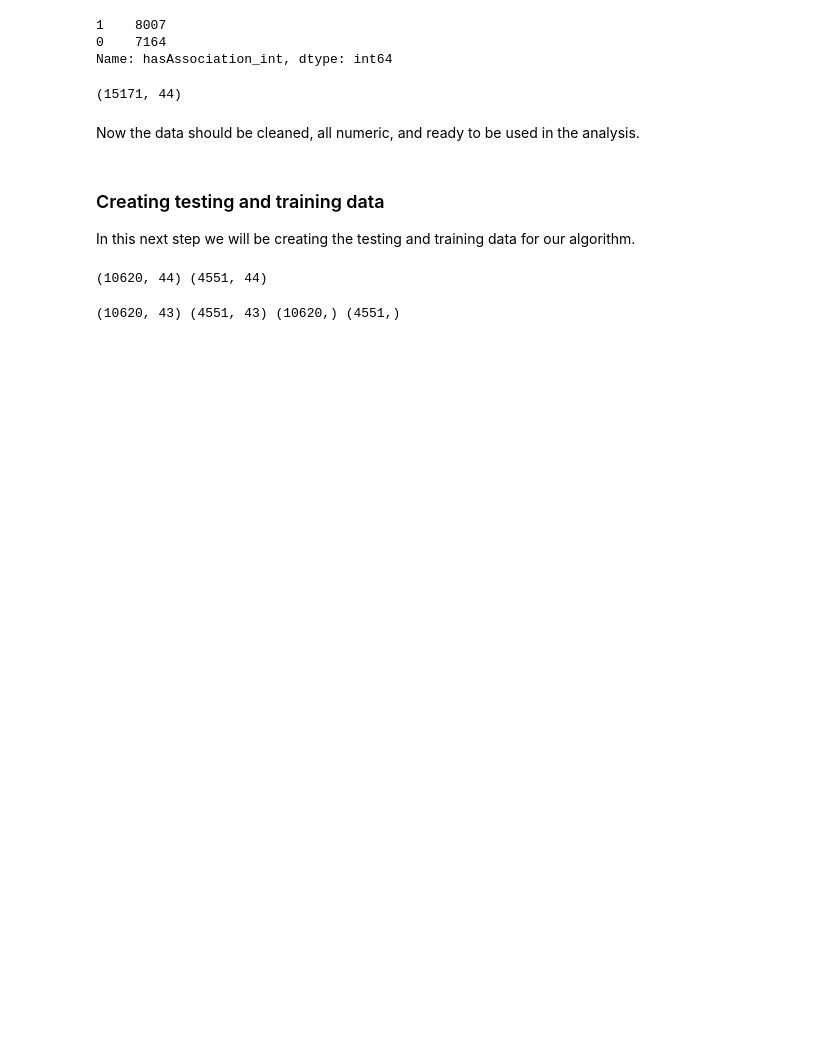
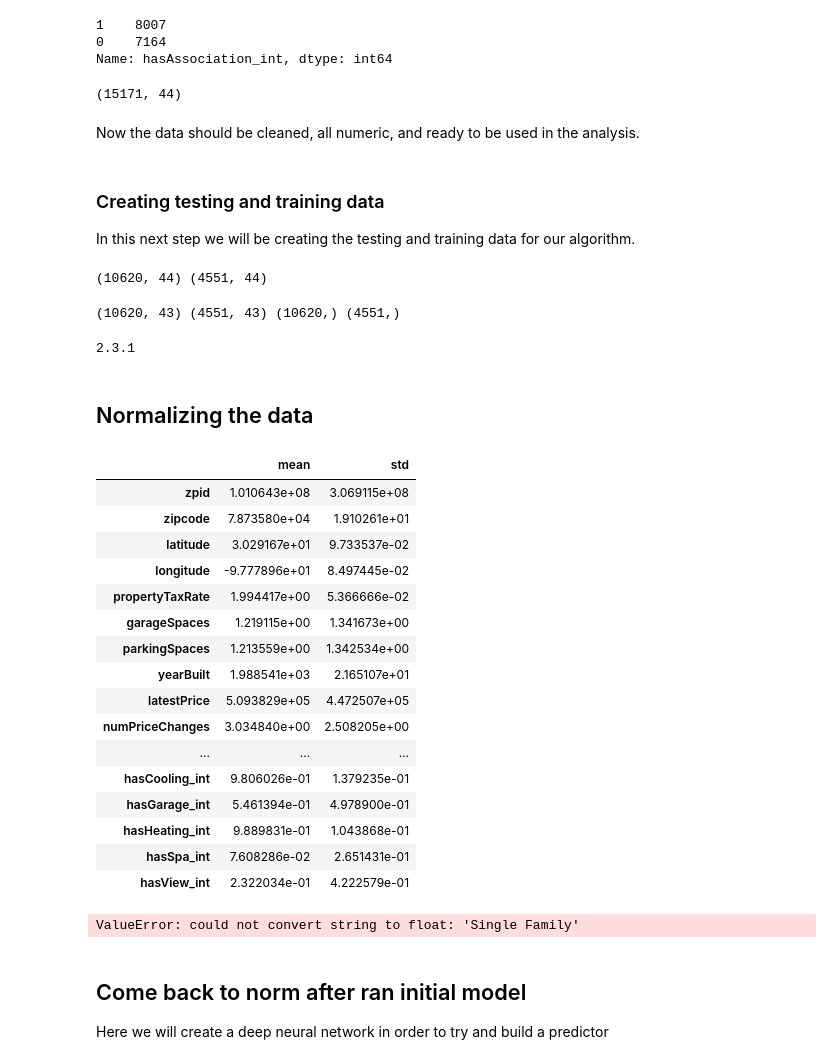
Before and after one commit to hixtape1212/Group1Capstone, a Jupyter notebook: PredictingHomeValue.ipynb, the cells around one changed output. Cells and saved outputs as stored; diff of their text form; code cells hidden in the pictures; blank space fills up the shorter version.

```diff
--- a/PredictingHomeValue.ipynb
+++ b/PredictingHomeValue.ipynb
@@ -128,0 +133,26 @@ print(X_train.shape, X_test.shape, y_train.shape, y_test.shape)
+# %%
+print(tf.__version__)
+# %% [output]
+2.3.1
+# %% [markdown]
+## Normalizing the data
+# %%
+train_df.describe().transpose()[['mean', 'std']]
+# %% [output]
+|  | mean | std |
+| zpid | 1.010643e+08 | 3.069115e+08 |
+| zipcode | 7.873580e+04 | 1.910261e+01 |
+| latitude | 3.029167e+01 | 9.733537e-02 |
+| longitude | -9.777896e+01 | 8.497445e-02 |
+| propertyTaxRate | 1.994417e+00 | 5.366666e-02 |
+| garageSpaces | 1.219115e+00 | 1.341673e+00 |
+| parkingSpaces | 1.213559e+00 | 1.342534e+00 |
+| yearBuilt | 1.988541e+03 | 2.165107e+01 |
+| latestPrice | 5.093829e+05 | 4.472507e+05 |
+| numPriceChanges | 3.034840e+00 | 2.508205e+00 |
+| ... | ... | ... |
+| hasCooling_int | 9.806026e-01 | 1.379235e-01 |
+| hasGarage_int | 5.461394e-01 | 4.978900e-01 |
+| hasHeating_int | 9.889831e-01 | 1.043868e-01 |
+| hasSpa_int | 7.608286e-02 | 2.651431e-01 |
+| hasView_int | 2.322034e-01 | 4.222579e-01 |
@@ -128,0 +161,7 @@ print(X_train.shape, X_test.shape, y_train.shape, y_test.shape)
+# %%
+norm = Normalizer().fit(train_df)
+# %% [output]
+ValueError: could not convert string to float: 'Single Family'
+# %% [markdown]
+## Come back to norm after ran initial model
+Here we will create a deep neural network in order to try and build a predictor
```
Also changed, not shown: parts of 2 cells of this notebook.
